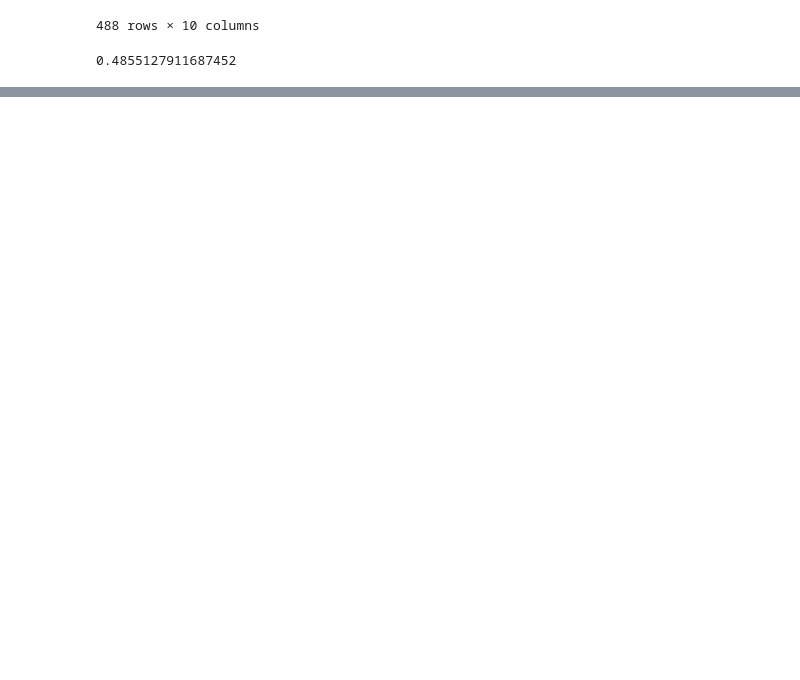
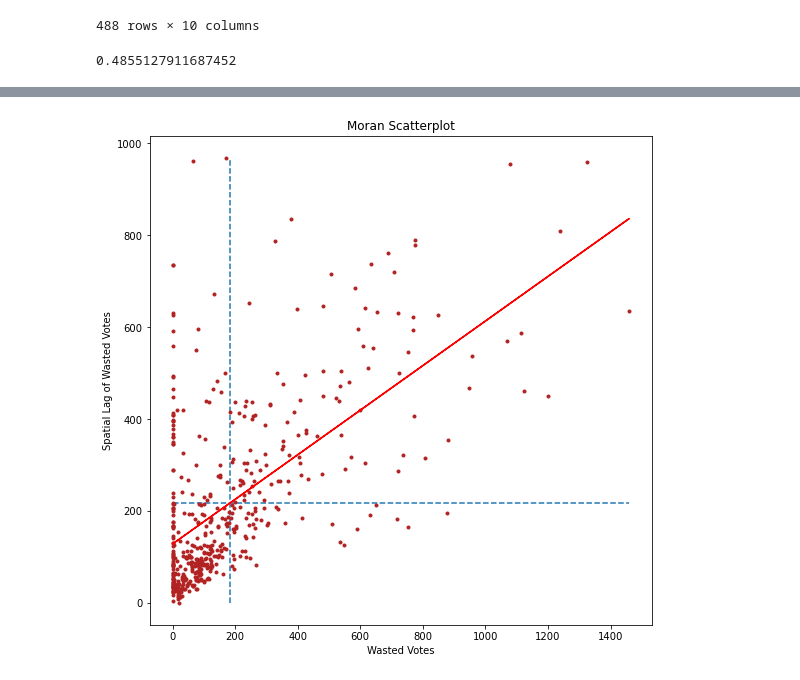
Before and after one commit to Sidrcs/Geospatial_BigData_Analytics, a Jupyter notebook: GeographicWeightedRegression/Sid_Lab09.ipynb, the cells around one changed output, grey strips where cells are left out. Saved outputs shown, nothing was run; the diff lists cells and outputs as text; code cells hidden in the pictures; blank space fills up the shorter version.

```diff
--- a/GeographicWeightedRegression/Sid_Lab09.ipynb
+++ b/GeographicWeightedRegression/Sid_Lab09.ipynb
@@ -111,0 +121,25 @@ mi.I
+# %%
+y = dane_county['DEM_WST_VOT'] # target variable
+wq = lps.weights.Queen.from_dataframe(dane_county) # compute the spatial weights
+wq.transform = 'r' # spatial weights require that the matrix is row-standardized
+np.random.seed(12345)
+lag_wasted_votes = lps.weights.lag_spatial(wq, dane_county['DEM_WST_VOT'])
+wasted_votes = dane_county['DEM_WST_VOT']
+b, a = np.polyfit(wasted_votes, lag_wasted_votes, 1)
+f, ax = plt.subplots(1, figsize=(9, 9))
+
+plt.plot(wasted_votes, lag_wasted_votes, '.', color='firebrick')
+
+ # dashed vert at mean of wasted votes
+plt.vlines(wasted_votes.mean(), lag_wasted_votes.min(), lag_wasted_votes.max(), linestyle='--')
+ # dashed horizontal at mean lagged wasted votes
+plt.hlines(lag_wasted_votes.mean(), wasted_votes.min(), wasted_votes.max(), linestyle='--')
+
+# red line of best fit using global I as slope
+plt.plot(wasted_votes, a + b*wasted_votes, 'r')
+plt.title('Moran Scatterplot')
+plt.ylabel('Spatial Lag of Wasted Votes')
+plt.xlabel('Wasted Votes')
+plt.show()
+# %% [output]
+[figure, added]
```
Also changed, not shown: parts of 12 cells of this notebook.
